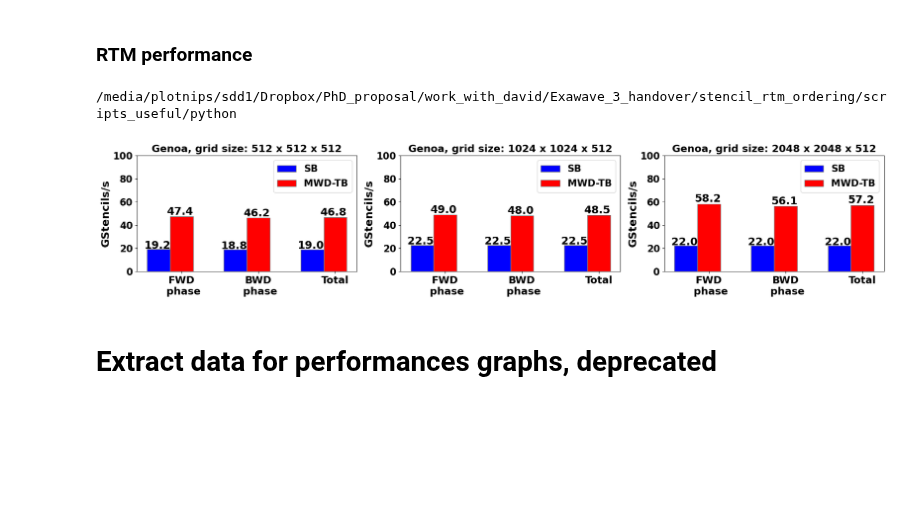
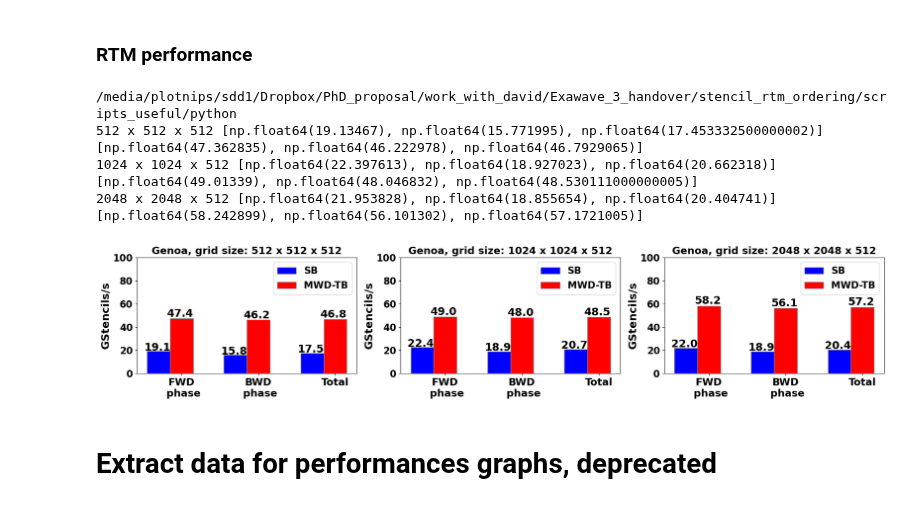
Before and after one commit to panzerkpfw6/panzer_repo, a Jupyter notebook: scripts_useful/python/stencil_rtm_performance_research.ipynb, the cells around one changed output. Saved outputs shown, nothing was run; the diff lists cells and outputs as text; code cells hidden in the pictures; blank space fills up the shorter version.

Commit message:
modify test

```diff
--- a/scripts_useful/python/stencil_rtm_performance_research.ipynb
+++ b/scripts_useful/python/stencil_rtm_performance_research.ipynb
@@ -517,9 +517,9 @@ Index(['method', 'times', 'giga_point_s', 'grids', 'cb_size', 'cb_x', 'cb_y',
 [figure]
 save to  /media/plotnips/sdd1/Dropbox/Apps/Overleaf/pavel_phd_thesis/fig/rtm/figures/performances/perf_fwd_genoa_attempt2.png
 # %%
-perf_data2=read_data_stencil_modeling(os.path.join(folder_genoa,'test1_forward_pasc_better2.log'))
-save_paths=[os.path.join(save_path,'perf_fwd_genoa_atempt4000')]
-plot_perf(perf_data2,save_paths,title='Genoa',metric='gstencils',gstencils_limit=100)
+# perf_data2=read_data_stencil_modeling(os.path.join(folder_genoa,'test1_forward_pasc_better2.log'))
+# save_paths=[os.path.join(save_path,'perf_fwd_genoa_atempt4000')]
+# plot_perf(perf_data2,save_paths,title='Genoa',metric='gstencils',gstencils_limit=100)
 # %% [output]
 /media/plotnips/sdd1/Dropbox/PhD_proposal/work_with_david/Exawave_3_handover/stencil_rtm_ordering/scripts_useful/python
 Index(['method', 'times', 'giga_point_s', 'grids', 'cb_size', 'cb_x', 'cb_y',
@@ -676,15 +676,15 @@ def read_data_stencil_rtm(filename):
                 match = re.search(pattern, line)
                 if match:   number = match.group(1)
                 tmp_bwd_giga_points=float(number)
-            elif ('[STENCIL MSG]:PropSpeed:' in line) and ('[STENCIL MSG]:Speed:' in previous_line)  and (tmp_rtm_phase=='fwd'):
+            elif ('[STENCIL MSG]:Speed:' in line) and ('[STENCIL MSG]:SISMOS:' in previous_line)  and (tmp_rtm_phase=='fwd'):
                 ### account for performance in SB method
-                pattern = r'\[STENCIL MSG\]:PropSpeed:\s*([\d.]+)\s*GStencils/s'
+                pattern = r'\[STENCIL MSG\]:Speed:\s*([\d.]+)\s*GStencils/s'
                 match = re.search(pattern, line)
                 if match:   number = match.group(1)
                 tmp_fwd_giga_points=float(number)
-            elif ('[STENCIL MSG]:PropSpeed:' in line) and ('[STENCIL MSG]:Speed:' in previous_line)  and (tmp_rtm_phase=='bwd'):
+            elif ('[STENCIL MSG]:Speed:' in line) and ('[STENCIL MSG]:IMAGE COND:' in previous_line)  and (tmp_rtm_phase=='bwd'):
                 ### account for performance in SB method
-                pattern = r'\[STENCIL MSG\]:PropSpeed:\s*([\d.]+)\s*GStencils/s'
+                pattern = r'\[STENCIL MSG\]:Speed:\s*([\d.]+)\s*GStencils/s'
                 match = re.search(pattern, line)
                 if match:   number = match.group(1)
                 tmp_bwd_giga_points=float(number)
@@ -788,6 +788,7 @@ def plot_perf_rtm(data,save_paths,title='',metric='gstencils',gflops_limit=3300,
         TB.append(TB_data.iloc[0]['fwd_giga_points'])
         TB.append(TB_data.iloc[0]['bwd_giga_points'])
         TB.append( (TB_data.iloc[0]['fwd_giga_points']+TB_data.iloc[0]['bwd_giga_points'])/2 )
+        print(grid_name,SB,TB)
 
         bars=AX.bar(br1, SB, color ='b', width = barWidth,edgecolor ='grey', label ='SB')
         for bar in bars:
@@ -812,34 +813,37 @@ def plot_perf_rtm(data,save_paths,title='',metric='gstencils',gflops_limit=3300,
             if np.isfinite(yval):
                 AX.text(bar.get_x() - 0.04, yval + yval * 0.03, plot_val, fontsize=18, fontweight='bold')
             else:
                 print(f"Warning: Invalid yval at bar {bar.get_x()}: {yval}")
 
         x_labels=['FWD\n phase','BWD\n phase','Total']
         AX.set_xticks([r + barWidth for r in range(3)],x_labels, fontweight ='bold', fontsize = 17)
         # AX.set_xticks([0.125,1.125,2.125],x_labels, fontweight ='bold', fontsize = 18)
         AX.tick_params(axis='y', labelsize=16)
 
         if metric=='gflops':
             AX.set_ylabel('GFlop/s', fontweight ='bold', fontsize = 15)
             AX.set_ylim(bottom=0,top=gflops_limit)
         else:
             AX.set_ylabel('GStencils/s',fontweight ='bold', fontsize = 18)
             AX.set_ylim(bottom=0,top=gstencils_limit)
         AX.legend(loc='upper right', fontsize = 16)
         AX.set_title(title+', grid size: '+grid_name,fontweight='bold',fontsize=17)
     my_suptitle=fig.suptitle('',fontsize=18,y=0,weight='bold')
     # my_suptitle=fig.suptitle(title,fontsize=18,y=0,weight='bold')
     plt.show()
     fig.savefig(save_paths[0]+'.png',bbox_inches='tight',bbox_extra_artists=[my_suptitle])
     fig.savefig(save_paths[0]+'.pdf',bbox_inches='tight',bbox_extra_artists=[my_suptitle])
     return None
 ###################################################################################
 perf_data=read_data_stencil_rtm(os.path.join(folder_genoa,'test1_rtm_pasc_all_grids2.log'))
 save_paths=[os.path.join(save_path,'perf_rtm_genoa')]
 plot_perf_rtm(perf_data,save_paths,title='Genoa',metric='gstencils',gstencils_limit=100)
 # %% [output]
 /media/plotnips/sdd1/Dropbox/PhD_proposal/work_with_david/Exawave_3_handover/stencil_rtm_ordering/scripts_useful/python
+512 x 512 x 512 [np.float64(19.13467), np.float64(15.771995), np.float64(17.453332500000002)] [np.float64(47.362835), np.float64(46.222978), np.float64(46.7929065)]
+1024 x 1024 x 512 [np.float64(22.397613), np.float64(18.927023), np.float64(20.662318)] [np.float64(49.01339), np.float64(48.046832), np.float64(48.530111000000005)]
+2048 x 2048 x 512 [np.float64(21.953828), np.float64(18.855654), np.float64(20.404741)] [np.float64(58.242899), np.float64(56.101302), np.float64(57.1721005)]
-[figure, old version]
+[figure, new version]
 # %% [markdown]
 # Extract data for performances graphs, deprecated
 # %%
```
Also changed, not shown: parts of 1 cell of this notebook, 2 other files.
